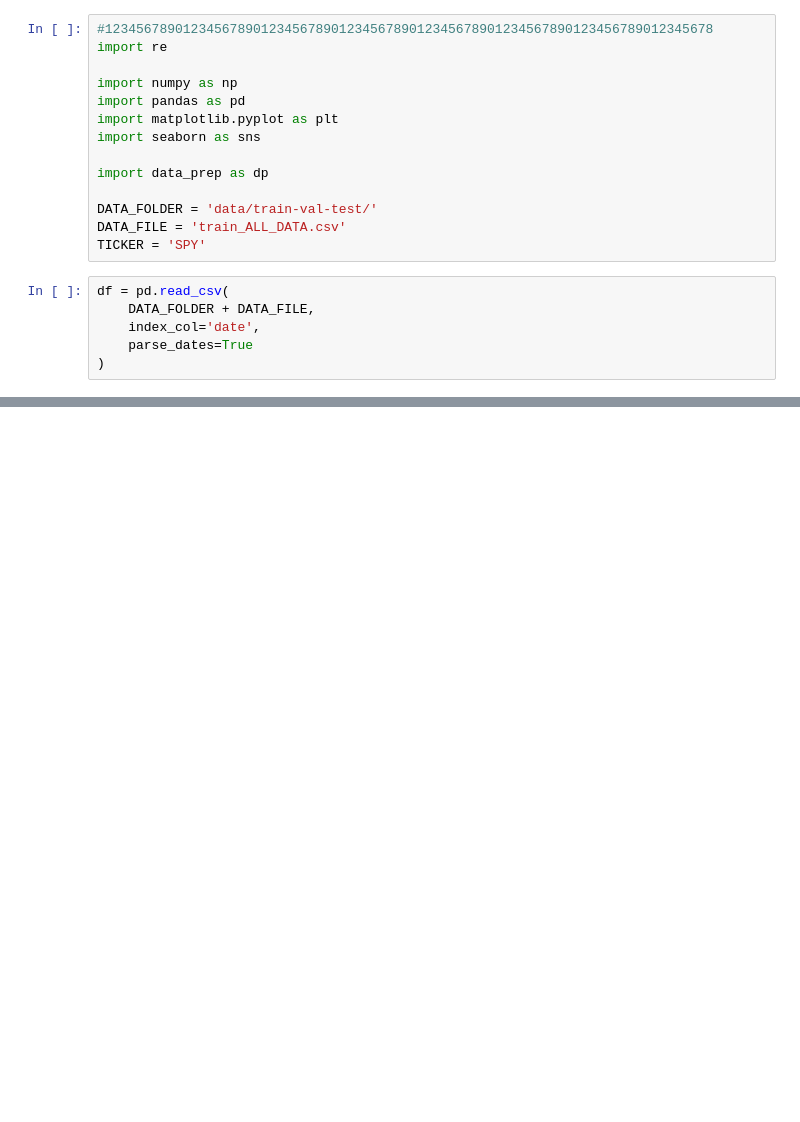
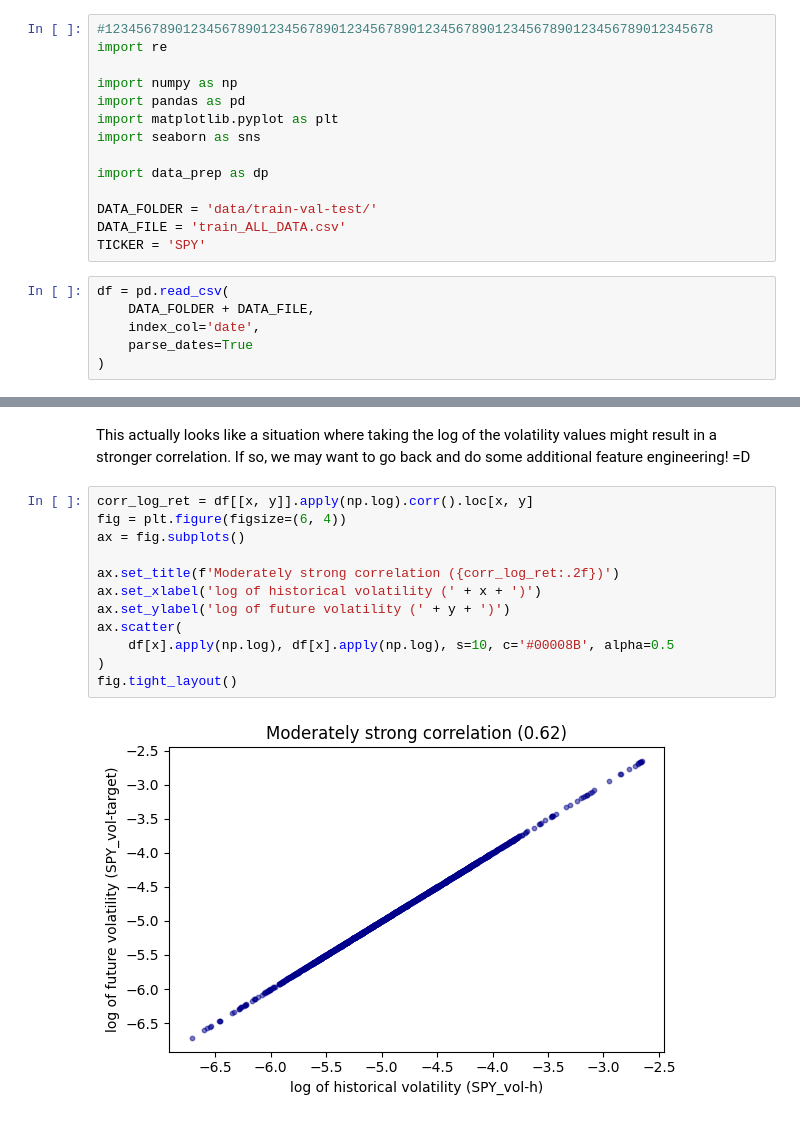
Before and after one commit to tmacpherson6/investment_advisor_dashboard_capstone, a Jupyter notebook: Pete-B5_Data-Exploration.ipynb, the cells around one changed output, grey strips where cells are left out. Cells and saved outputs as stored; diff of their text form; blank space fills up the shorter version.

```diff
--- a/Pete-B5_Data-Exploration.ipynb
+++ b/Pete-B5_Data-Exploration.ipynb
@@ -69,0 +142,16 @@ sorted(
+# %% [markdown]
+This actually looks like a situation where taking the log of the volatility values might result in a stronger correlation.  If so, we may want to go back and do some additional feature engineering!  =D
+# %%
+corr_log_ret = df[[x, y]].apply(np.log).corr().loc[x, y]
+fig = plt.figure(figsize=(6, 4))
+ax = fig.subplots()
+
+ax.set_title(f'Moderately strong correlation ({corr_log_ret:.2f})')
+ax.set_xlabel('log of historical volatility (' + x + ')')
+ax.set_ylabel('log of future volatility (' + y + ')')
+ax.scatter(
+    df[x].apply(np.log), df[x].apply(np.log), s=10, c='#00008B', alpha=0.5
+)
+fig.tight_layout()
+# %% [output]
+[figure, added]
```
Also changed, not shown: parts of 19 cells of this notebook, 3 other files.
